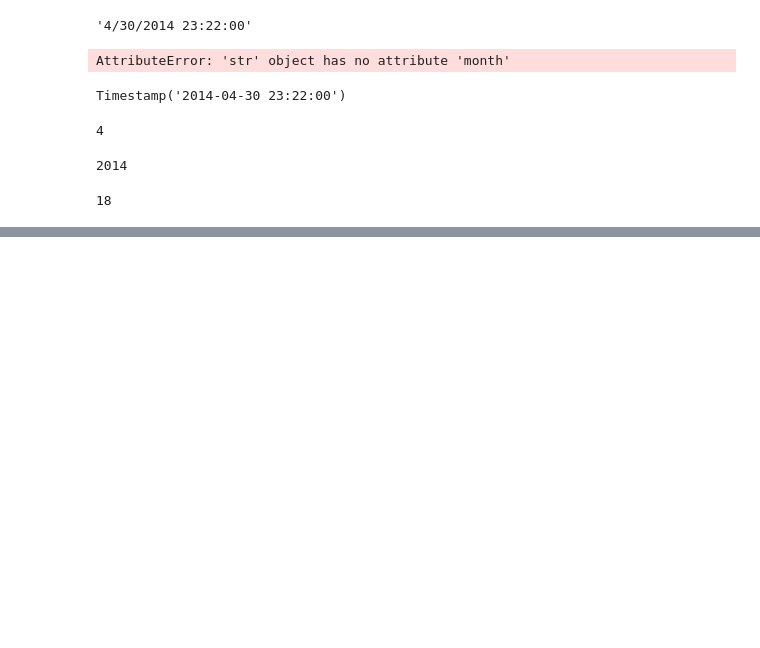
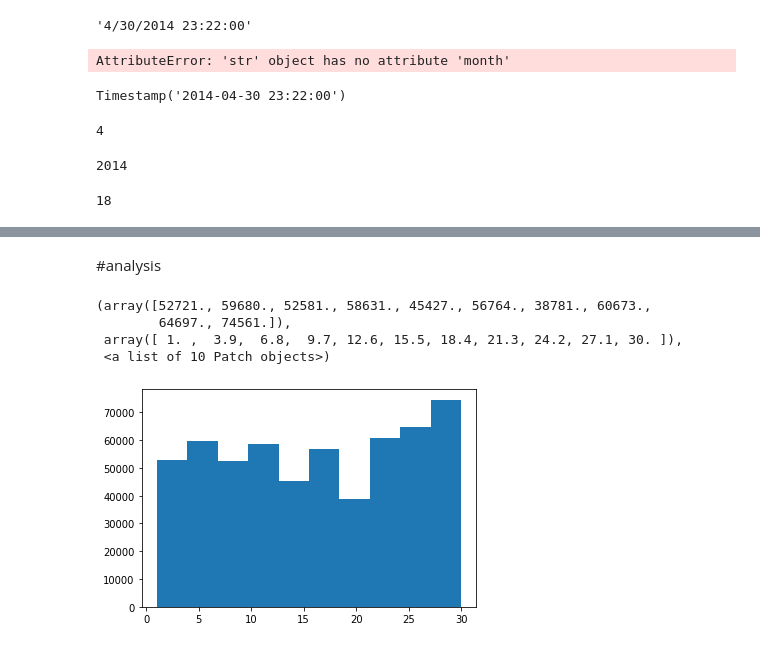
Before and after one commit to jpurba/Languages, a Jupyter notebook: python/math/pandas/anaconda/uber/ex1/uber.ipynb, the cells around one changed output, grey strips where cells are left out. Saved outputs shown, nothing was run; the diff lists cells and outputs as text; code cells hidden in the pictures; blank space fills up the shorter version.

Commit message:
update uder data analysis
update uder data analysis

```diff
--- a/python/math/pandas/anaconda/uber/ex1/uber.ipynb
+++ b/python/math/pandas/anaconda/uber/ex1/uber.ipynb
@@ -121,0 +143,5 @@ NameError: name 'data' is not defined
+# %%
+def get_dom(dt):
+    return dt.day
+
+data['dom'] = data['Date/Time'].map(get_dom)
@@ -121,0 +154,2 @@ NameError: name 'data' is not defined
+# %%
+dt = data['Date/Time'][500000]
@@ -121,0 +165,5 @@ NameError: name 'data' is not defined
+# %%
+def get_weekday(dt):
+    return dt.weekday()
+
+data['weekday'] = data['Date/Time'].map(get_weekday)
@@ -121,0 +179,5 @@ NameError: name 'data' is not defined
+# %%
+def get_hour(dt):
+    return dt.hour
+
+data['hour'] = data['Date/Time'].map(get_hour)
@@ -121,0 +193,10 @@ NameError: name 'data' is not defined
+# %% [markdown]
+#analysis
+# %%
+hist(data.dom)
+# %% [output]
+(array([52721., 59680., 52581., 58631., 45427., 56764., 38781., 60673.,
+        64697., 74561.]),
+ array([ 1. ,  3.9,  6.8,  9.7, 12.6, 15.5, 18.4, 21.3, 24.2, 27.1, 30. ]),
+ <a list of 10 Patch objects>)
+[figure, added]
```
Also changed, not shown: parts of 24 cells of this notebook, 1 other file.
